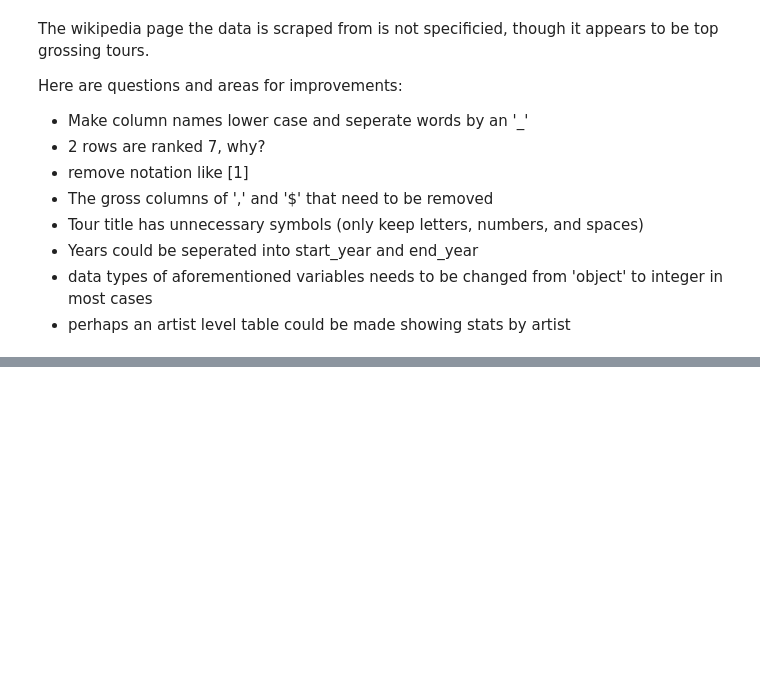
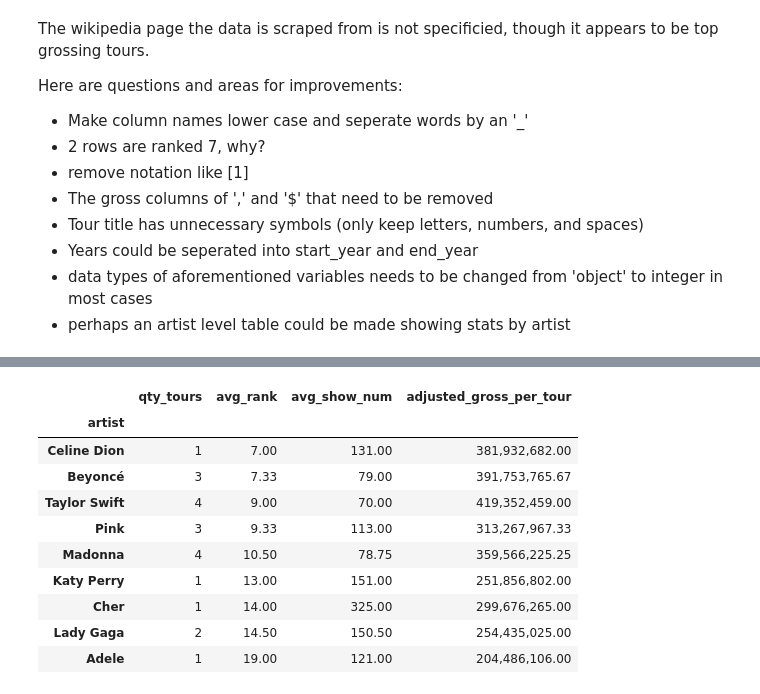
Before and after one commit to WulfNovak/python_data_cleaning, a Jupyter notebook: wiki_scrape_data_clean.ipynb, the cells around one changed output, grey strips where cells are left out. Cells and saved outputs as stored; diff of their text form; code cells hidden in the pictures; blank space fills up the shorter version.

```diff
--- a/wiki_scrape_data_clean.ipynb
+++ b/wiki_scrape_data_clean.ipynb
@@ -160,0 +175,20 @@ clean
+# %%
+artist_stats = (clean.groupby('artist')
+                .agg(qty_tours = ('artist', 'count'),
+                     avg_rank = ('rank', 'mean'),
+                     avg_show_num = ('shows', 'mean'),
+                     adjusted_gross_per_tour = ('adjusted_gross_in_2022_dollars', 'mean'))
+                .sort_values('avg_rank', ascending=True))
+artist_stats
+# %% [output]
+|  | qty_tours | avg_rank | avg_show_num | adjusted_gross_per_tour |
+| artist |  |  |  |  |
+| Celine Dion | 1 | 7.00 | 131.00 | 381,932,682.00 |
+| Beyoncé | 3 | 7.33 | 79.00 | 391,753,765.67 |
+| Taylor Swift | 4 | 9.00 | 70.00 | 419,352,459.00 |
+| Pink | 3 | 9.33 | 113.00 | 313,267,967.33 |
+| Madonna | 4 | 10.50 | 78.75 | 359,566,225.25 |
+| Katy Perry | 1 | 13.00 | 151.00 | 251,856,802.00 |
+| Cher | 1 | 14.00 | 325.00 | 299,676,265.00 |
+| Lady Gaga | 2 | 14.50 | 150.50 | 254,435,025.00 |
+| Adele | 1 | 19.00 | 121.00 | 204,486,106.00 |
```
Also changed, not shown: parts of 7 cells of this notebook.
